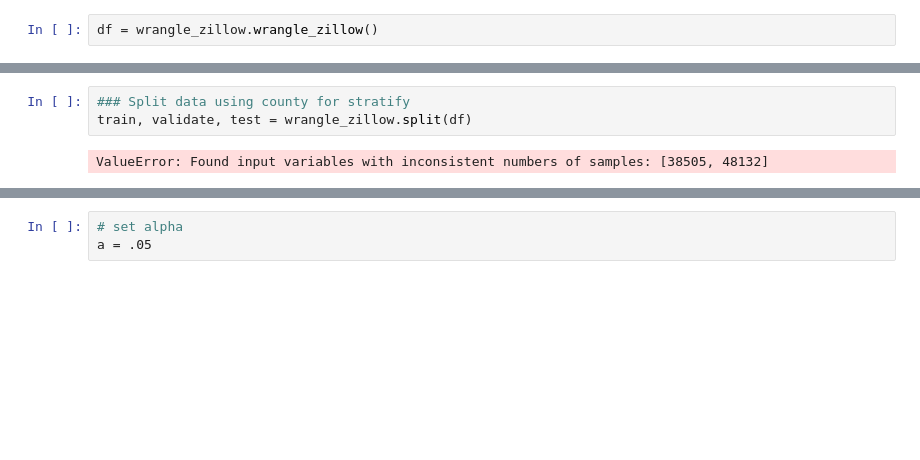
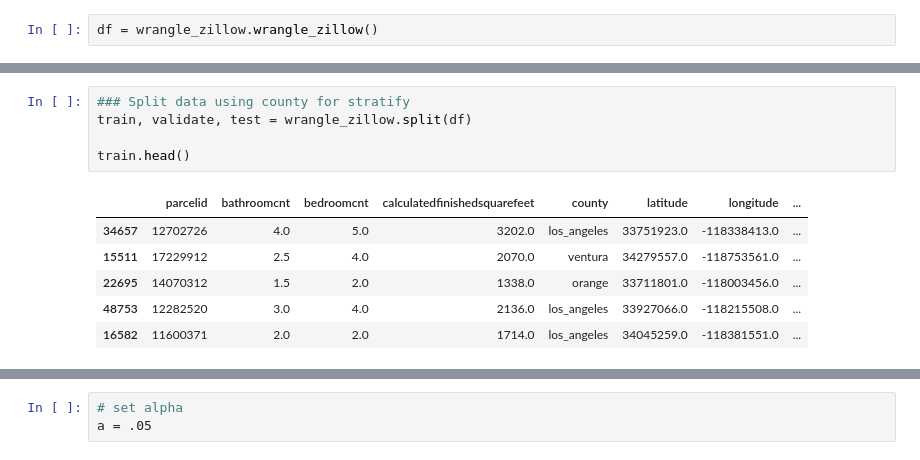
Before and after one commit to paigerackley/zillow-clustering-project, a Jupyter notebook: scratchpad.ipynb, the cells around one changed output, grey strips where cells are left out. Saved outputs shown, nothing was run; the diff lists cells and outputs as text; blank space fills up the shorter version.

```diff
--- a/scratchpad.ipynb
+++ b/scratchpad.ipynb
@@ -75,5 +76,12 @@ dtype: object
 # %%
 ### Split data using county for stratify
 train, validate, test = wrangle_zillow.split(df)
+
+train.head()
 # %% [output]
-ValueError: Found input variables with inconsistent numbers of samples: [38505, 48132]
+|  | parcelid | bathroomcnt | bedroomcnt | calculatedfinishedsquarefeet | county | latitude | longitude | ... |
+| 34657 | 12702726 | 4.0 | 5.0 | 3202.0 | los_angeles | 33751923.0 | -118338413.0 | ... |
+| 15511 | 17229912 | 2.5 | 4.0 | 2070.0 | ventura | 34279557.0 | -118753561.0 | ... |
+| 22695 | 14070312 | 1.5 | 2.0 | 1338.0 | orange | 33711801.0 | -118003456.0 | ... |
+| 48753 | 12282520 | 3.0 | 4.0 | 2136.0 | los_angeles | 33927066.0 | -118215508.0 | ... |
+| 16582 | 11600371 | 2.0 | 2.0 | 1714.0 | los_angeles | 34045259.0 | -118381551.0 | ... |
```
Also changed, not shown: parts of 13 cells of this notebook, 1 other file.
